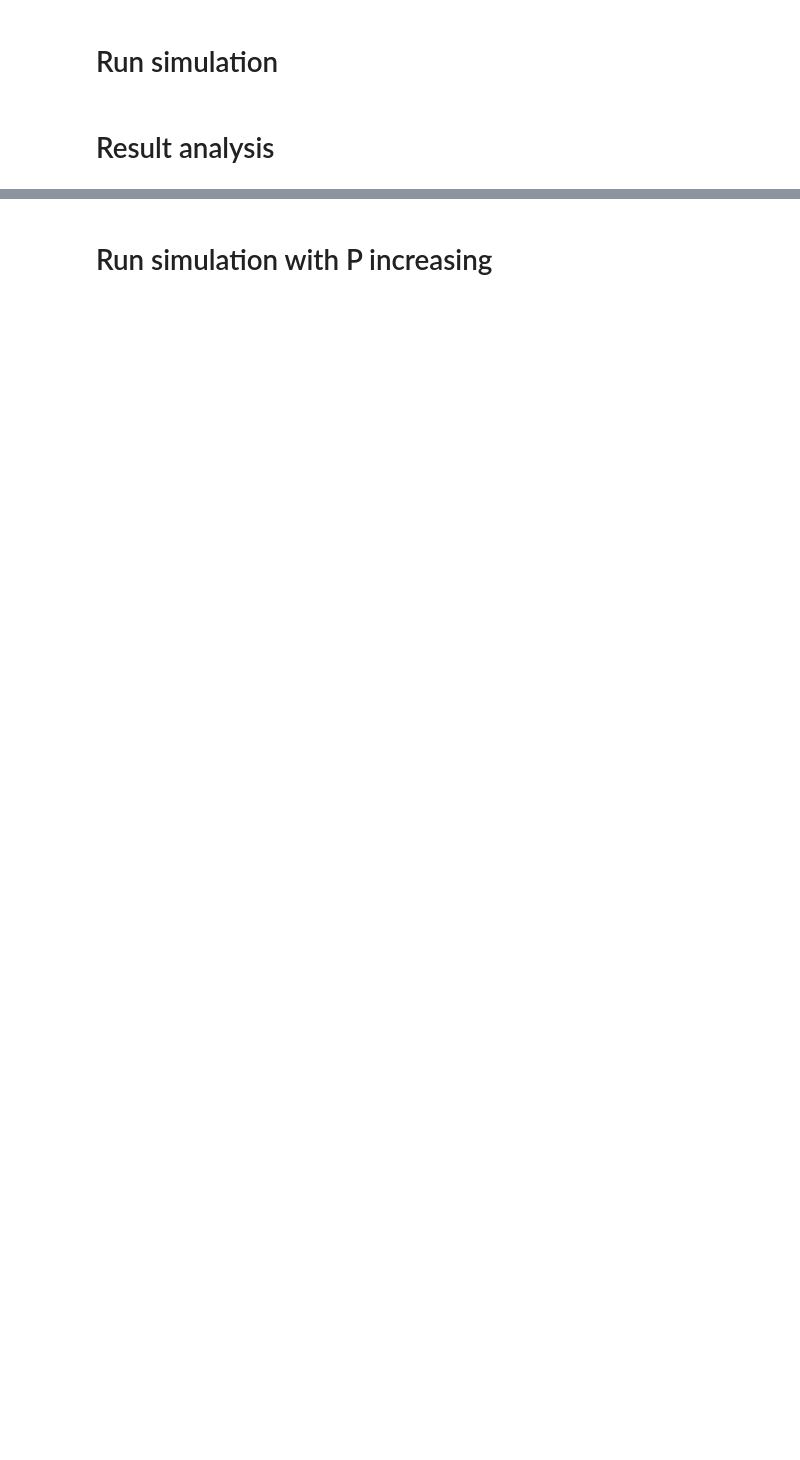
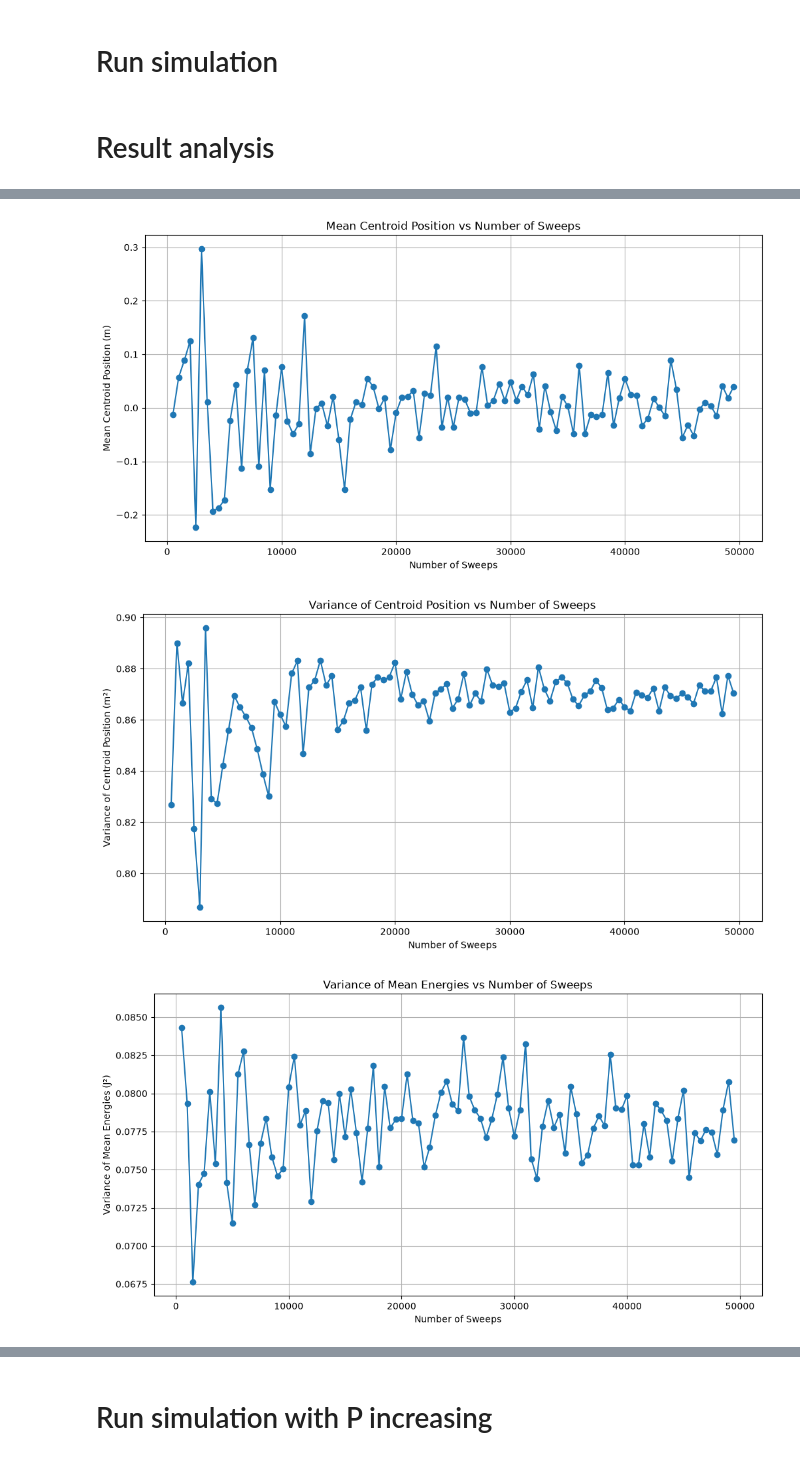
Before and after one commit to jJulZzZ/MSN---Projet-8, a Jupyter notebook: simu.ipynb, the cells around one changed output, grey strips where cells are left out. Drawn from its saved outputs; the diff is of its cells as text; code cells hidden in the pictures; blank space fills up the shorter version.

```diff
--- a/simu.ipynb
+++ b/simu.ipynb
@@ -165,7 +343,7 @@ def run_simulation(N_sweep: int = 1000, P: int = 50, C: float = 0.3, a_corr: flo
 # %% [markdown]
 # Run simulation
 # %%
-M_conf, success_list, centroid_positions, mean_energies, params = run_simulation(10000, 1, C=0.3, a_corr=0.3)
+M_conf, success_list, centroid_positions, mean_energies, params, *_ = run_simulation(100000, 15, C=0.3, a_corr=0.3)
 # %% [markdown]
 # Result analysis
 # %%
@@ -255,0 +432,49 @@ Variance of centroid position: 1.3942e-21 m^2
+# %%
+step = 500
+N_list = np.arange(1, 50000, step, dtype=int)  # List of number of sweeps to test
+centroid_list = []
+centroid_var = []
+energy_var = []
+for N_sweep in N_list:
+    M_conf, success_list, centroid_positions, mean_energies, params, *_ = run_simulation(N_sweep, 1, C=0.3, a_corr=0.3)
+    centroid_list.append(np.mean(centroid_positions[int(np.ceil(params.N/20)):]))  # Mean centroid position after equilibration (discard first half of the simulation)
+    centroid_var.append(np.var(centroid_positions[int(np.ceil(params.N/20)):]))  # Variance of centroid position after equilibration (discard first half of the simulation)
+    energy_var.append(np.var(mean_energies[int(np.ceil(params.N/20)):]))  # Variance of mean energies after equilibration (discard first half of the simulation)
+    success_rate = np.mean(success_list) * 100
+    print(f"Success rate for N_sweep={N_sweep}: {success_rate:.2f}%")
+centroid_list = np.array(centroid_list)
+centroid_var = np.array(centroid_var)
+energy_var = np.array(energy_var)
+# %%
+window_size = int(step*0.05)
+plt.figure(figsize=(12, 6))
+plt.plot(N_list, centroid_list / params.a, marker='o')
+#plt.plot(N_list, uniform_filter1d(centroid_list, size=10, mode="nearest"), label='Filtered')
+plt.title('Mean Centroid Position vs Number of Sweeps')
+plt.xlabel('Number of Sweeps')
+plt.ylabel('Mean Centroid Position (m)')
+plt.grid(True)
+plt.show()
+
+
+plt.figure(figsize=(12, 6))
+plt.plot(N_list, centroid_var / params.a**2, marker='o')
+#plt.plot(N_list, uniform_filter1d(centroid_var, size=10, mode="nearest"), label='Filtered')
+plt.title('Variance of Centroid Position vs Number of Sweeps')
+plt.xlabel('Number of Sweeps')
+plt.ylabel('Variance of Centroid Position (m²)')
+plt.grid(True)
+plt.show()
+
+plt.figure(figsize=(12, 6))
+plt.plot(N_list, energy_var / params.V0**2, marker='o')
+#plt.plot(N_list, uniform_filter1d(energy_var, size=10, mode="nearest"), label='Filtered')
+plt.title('Variance of Mean Energies vs Number of Sweeps')
+plt.xlabel('Number of Sweeps')
+plt.ylabel('Variance of Mean Energies (J²)')
+plt.grid(True)
+plt.show()
+# %% [output]
+[figure, added]
+[figure, added]
+[figure, added]
```
Also changed, not shown: parts of 14 cells of this notebook, 2 other files.
